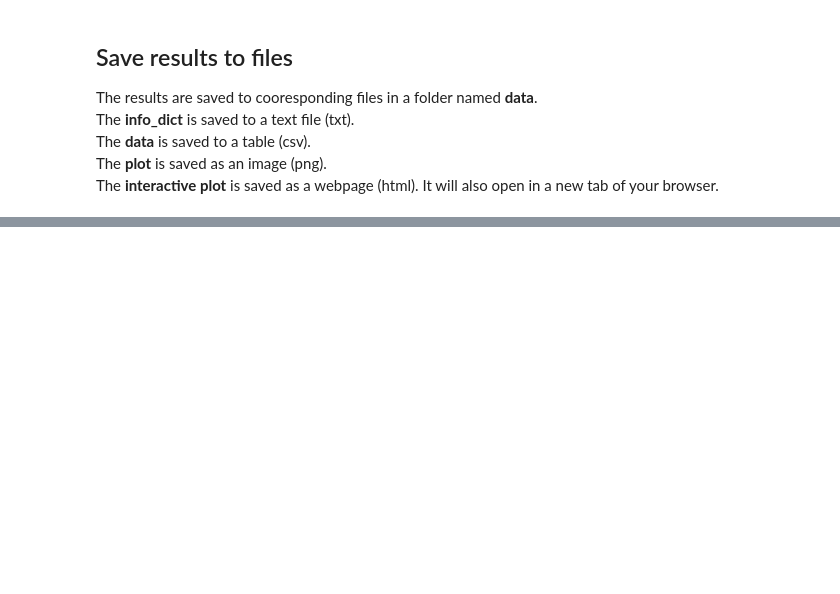
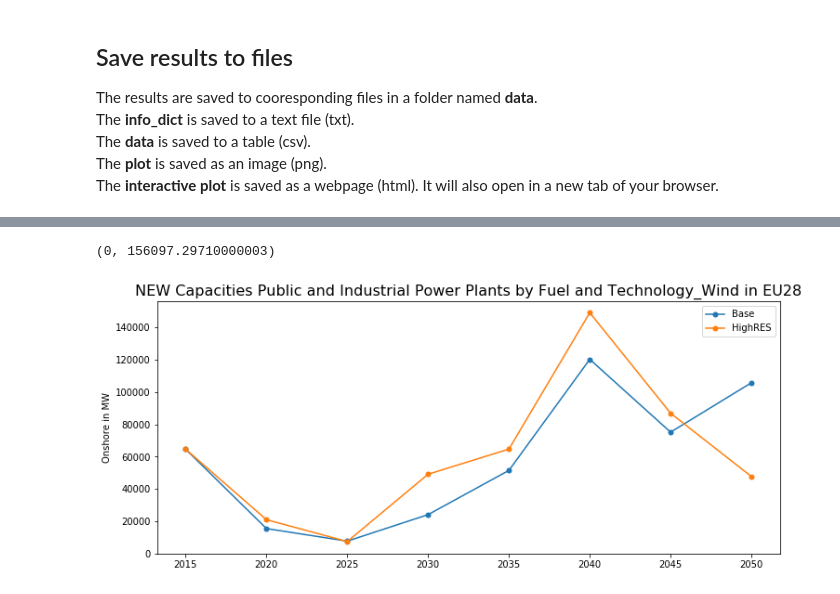
Before and after one commit to ReeemProject/reeem_db, a Jupyter notebook: database_views/reeem_jupyter/reeem_db_plot_TIMESPanEU.ipynb, the cells around one changed output, grey strips where cells are left out. Drawn from its saved outputs; the diff is of its cells as text; code cells hidden in the pictures; blank space fills up the shorter version.

```diff
--- a/database_views/reeem_jupyter/reeem_db_plot_TIMESPanEU.ipynb
+++ b/database_views/reeem_jupyter/reeem_db_plot_TIMESPanEU.ipynb
@@ -563,0 +610,17 @@ for x in info_dict_5:
+# %%
+# Facts dict
+info_dict_2 = {}
+info_dict_2['Filename'] = ['{}_reeem_plot_2' .format(pd.to_datetime('today').strftime("%Y-%m-%d"))]
+info_dict_2['Category'] = df_2.loc[:,'category'].unique()
+info_dict_2['Indicator'] = df_2.loc[:,'indicator'].unique()
+info_dict_2['Unit'] = df_2.loc[:,'unit'].unique()
+info_dict_2['Pathway'] = df_2.loc[:,'pathway'].unique()
+info_dict_2['Year'] = df_2.loc[:,'year'].unique().tolist()
+info_dict_2['Region'] = df_2.loc[:,'region'].unique()
+info_dict_2['Y-Axis'] = ['{} in {}'.format(*info_dict_2['Indicator'], *info_dict_2['Unit'])]
+info_dict_2['Title'] = ['{} in {}'.format(*info_dict_2['Category'], *info_dict_2['Region'])]
+# ToDo: Select metadata string from database table and also add!
+
+# Print facts
+for x in info_dict_2:
+    print(x,':',info_dict_2[x])
@@ -563,0 +642,4 @@ for x in info_dict_5:
+# %%
+# Reshape dataframe
+df_2p = df_2.pivot(index='year', columns='pathway',  values='value')
+# print (df_2p)
@@ -563,0 +651,15 @@ for x in info_dict_5:
+# %%
+# Plot for one indicator and one pathway
+fig_2 = plt.figure(figsize=(12, 5))
+ax = plt.subplot()
+# plt.title(r'CO2-Emissions in EU28', fontsize=16)  # Manual title
+plt.title(*info_dict_2['Title'], fontsize=16)         # Title from info
+# plt.ylabel(r'CO2-Emissions in Mt')                # Manual label
+plt.ylabel(*info_dict_2['Y-Axis'])                    # Label from info
+plt.plot(df_2p,
+         marker="o",  markersize=5)
+plt.legend(df_2p)
+ax.set_ylim(ymin=0)
+# %% [output]
+(0, 156097.29710000003)
+[figure, added]
```
Also changed, not shown: parts of 33 cells of this notebook.
